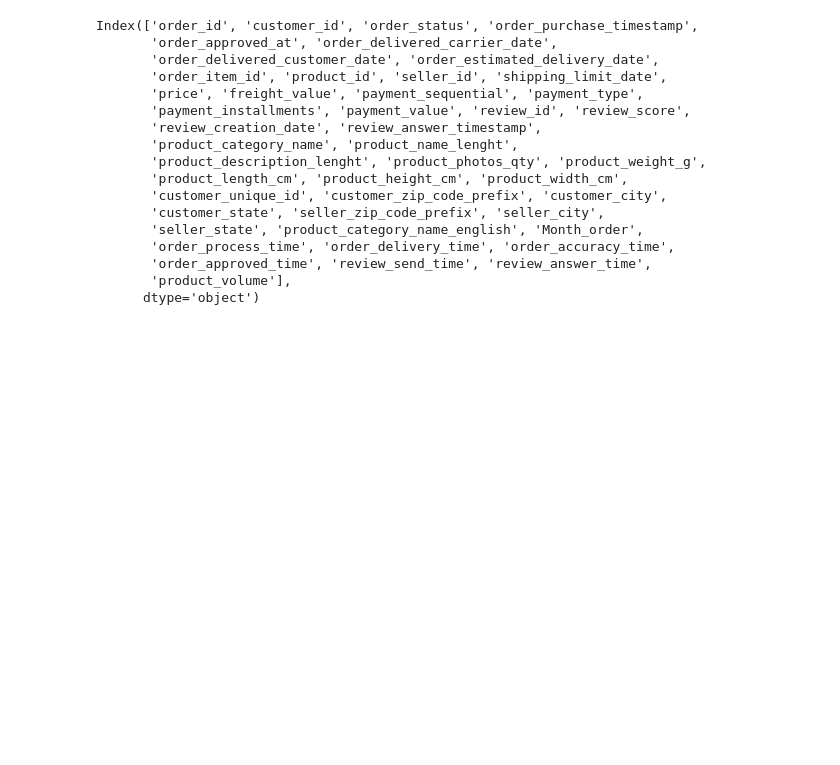
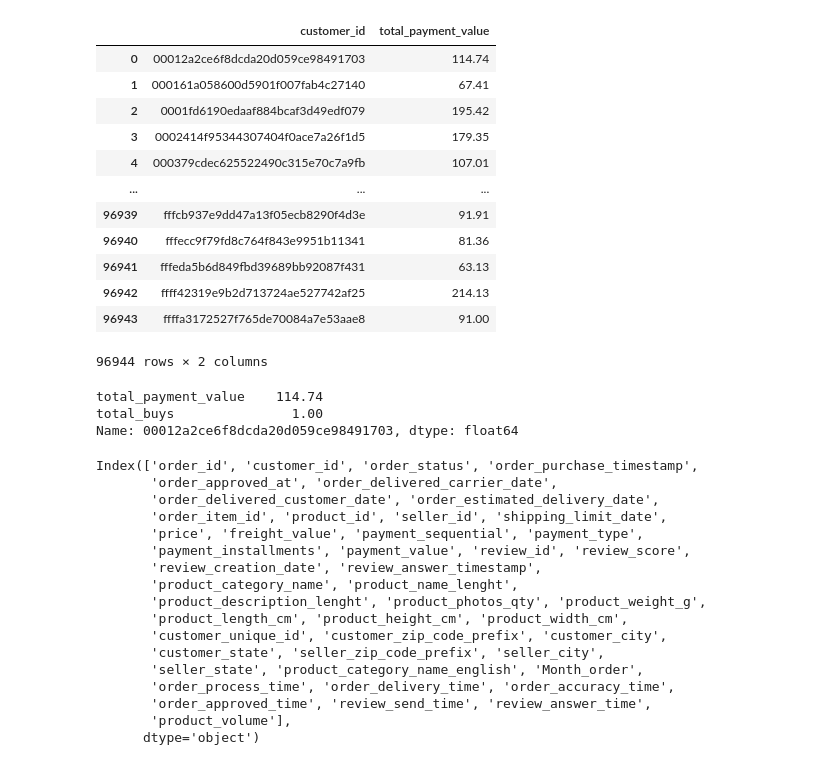
Before and after one commit to maurigarcia88/DiploDataScienceG7, a Jupyter notebook: Mauri/TP3/m3.ipynb, the cells around one changed output. Drawn from its saved outputs; the diff is of its cells as text; code cells hidden in the pictures; blank space fills up the shorter version.

```diff
--- a/Mauri/TP3/m3.ipynb
+++ b/Mauri/TP3/m3.ipynb
@@ -13,6 +13,24 @@ C:\Users\u0166657\Workspace\Diplo-datos\repositorio\DiploDataScienceG7\Mauri\TP3
 # %%
 df = pd.read_csv('./preprocessed_dataset.csv', index_col=0)
 new_df = pd.DataFrame()
+# %%
+by_customer_id = df.groupby(["customer_id"])
 # %%
-new_df['total_payment_value'] = df.groupby(["customer_id"])["payment_value"].apply(sum)
+new_df['total_payment_value'] = by_customer_id["payment_value"].apply(sum)
+# %%
+new_df.reset_index()
+# %% [output]
+|  | customer_id | total_payment_value |
+| 0 | 00012a2ce6f8dcda20d059ce98491703 | 114.74 |
+| 1 | 000161a058600d5901f007fab4c27140 | 67.41 |
+| 2 | 0001fd6190edaaf884bcaf3d49edf079 | 195.42 |
+| 3 | 0002414f95344307404f0ace7a26f1d5 | 179.35 |
+| 4 | 000379cdec625522490c315e70c7a9fb | 107.01 |
+| ... | ... | ... |
+| 96939 | fffcb937e9dd47a13f05ecb8290f4d3e | 91.91 |
+| 96940 | fffecc9f79fd8c764f843e9951b11341 | 81.36 |
+| 96941 | fffeda5b6d849fbd39689bb92087f431 | 63.13 |
+| 96942 | ffff42319e9b2d713724ae527742af25 | 214.13 |
+| 96943 | ffffa3172527f765de70084a7e53aae8 | 91.00 |
+96944 rows × 2 columns
 # %%
@@ -20 +38,7 @@ new_df['total_buys'] = df.groupby('customer_id')['customer_id'].apply(pd.Series.
+# %%
+new_df.loc['00012a2ce6f8dcda20d059ce98491703']
+# %% [output]
+total_payment_value    114.74
+total_buys               1.00
+Name: 00012a2ce6f8dcda20d059ce98491703, dtype: float64
 # %%
```
Also changed, not shown: parts of 29 cells of this notebook.
